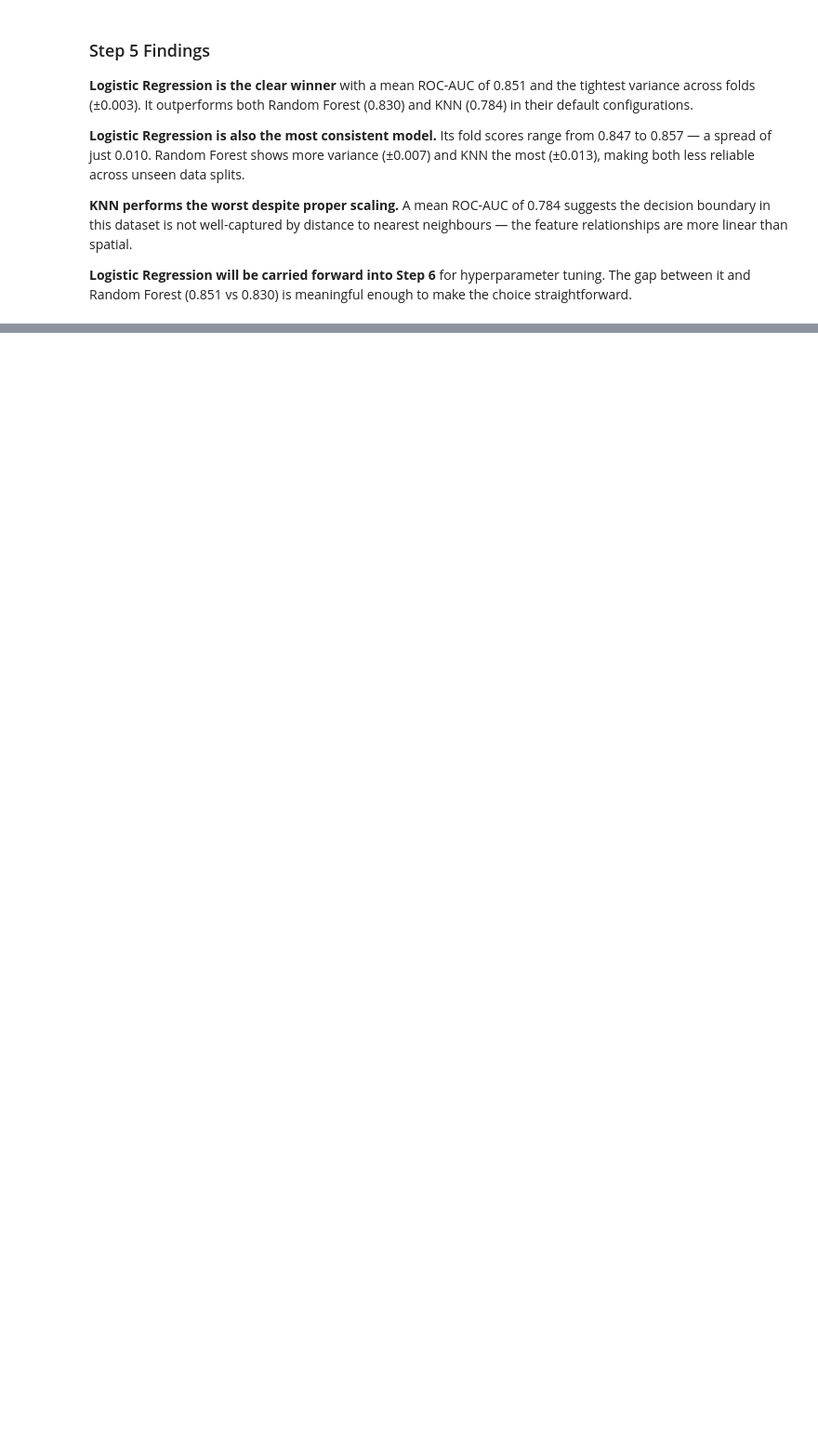
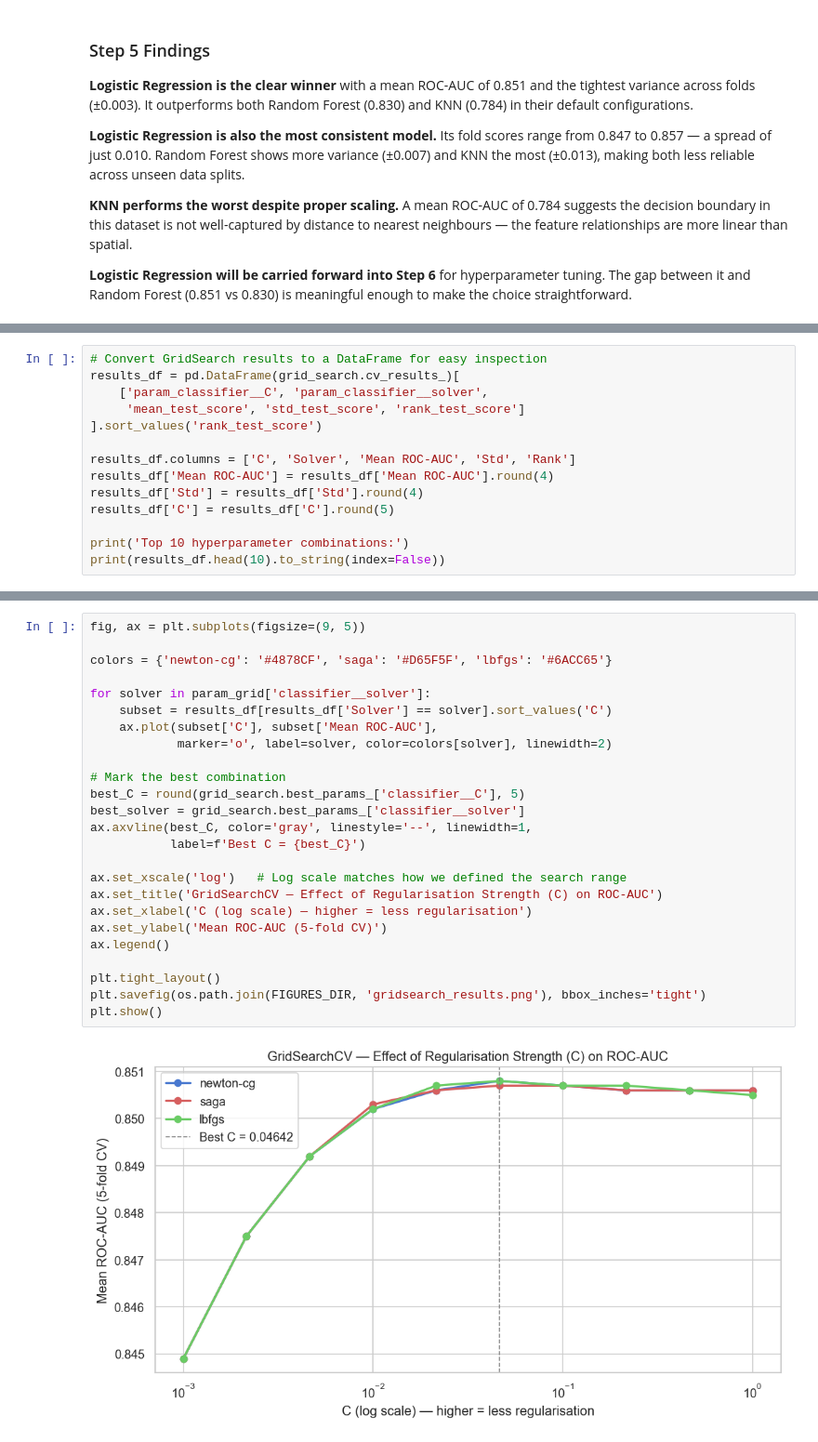
Before and after one commit to Muhammad-Umer-Riaz/data-analyst-portfolio, a Jupyter notebook: Customer_Churn_Prediction/customer_churn_prediction.ipynb, the cells around one changed output, grey strips where cells are left out. Shown at 93% size. Drawn from its saved outputs; the diff is of its cells as text; blank space fills up the shorter version.

Commit message:
Step 6 — hyperparameter tuning LR and RF, LR selected with ROC-AUC 0.8508

```diff
--- a/Customer_Churn_Prediction/customer_churn_prediction.ipynb
+++ b/Customer_Churn_Prediction/customer_churn_prediction.ipynb
@@ -985,0 +1064,14 @@ plt.show()
+# %%
+# Convert GridSearch results to a DataFrame for easy inspection
+results_df = pd.DataFrame(grid_search.cv_results_)[
+    ['param_classifier__C', 'param_classifier__solver',
+     'mean_test_score', 'std_test_score', 'rank_test_score']
+].sort_values('rank_test_score')
+
+results_df.columns = ['C', 'Solver', 'Mean ROC-AUC', 'Std', 'Rank']
+results_df['Mean ROC-AUC'] = results_df['Mean ROC-AUC'].round(4)
+results_df['Std'] = results_df['Std'].round(4)
+results_df['C'] = results_df['C'].round(5)
+
+print('Top 10 hyperparameter combinations:')
+print(results_df.head(10).to_string(index=False))
@@ -985,0 +1095,27 @@ plt.show()
+# %%
+fig, ax = plt.subplots(figsize=(9, 5))
+
+colors = {'newton-cg': '#4878CF', 'saga': '#D65F5F', 'lbfgs': '#6ACC65'}
+
+for solver in param_grid['classifier__solver']:
+    subset = results_df[results_df['Solver'] == solver].sort_values('C')
+    ax.plot(subset['C'], subset['Mean ROC-AUC'],
+            marker='o', label=solver, color=colors[solver], linewidth=2)
+
+# Mark the best combination
+best_C = round(grid_search.best_params_['classifier__C'], 5)
+best_solver = grid_search.best_params_['classifier__solver']
+ax.axvline(best_C, color='gray', linestyle='--', linewidth=1,
+           label=f'Best C = {best_C}')
+
+ax.set_xscale('log')   # Log scale matches how we defined the search range
+ax.set_title('GridSearchCV — Effect of Regularisation Strength (C) on ROC-AUC')
+ax.set_xlabel('C (log scale) — higher = less regularisation')
+ax.set_ylabel('Mean ROC-AUC (5-fold CV)')
+ax.legend()
+
+plt.tight_layout()
+plt.savefig(os.path.join(FIGURES_DIR, 'gridsearch_results.png'), bbox_inches='tight')
+plt.show()
+# %% [output]
+[figure, added]
```
Also changed, not shown: parts of 14 cells of this notebook.
